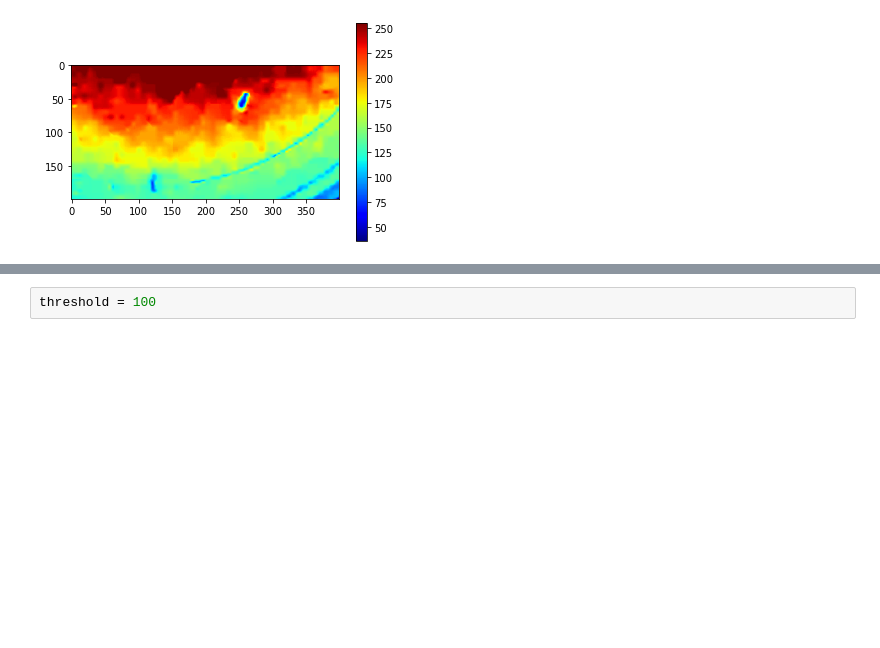
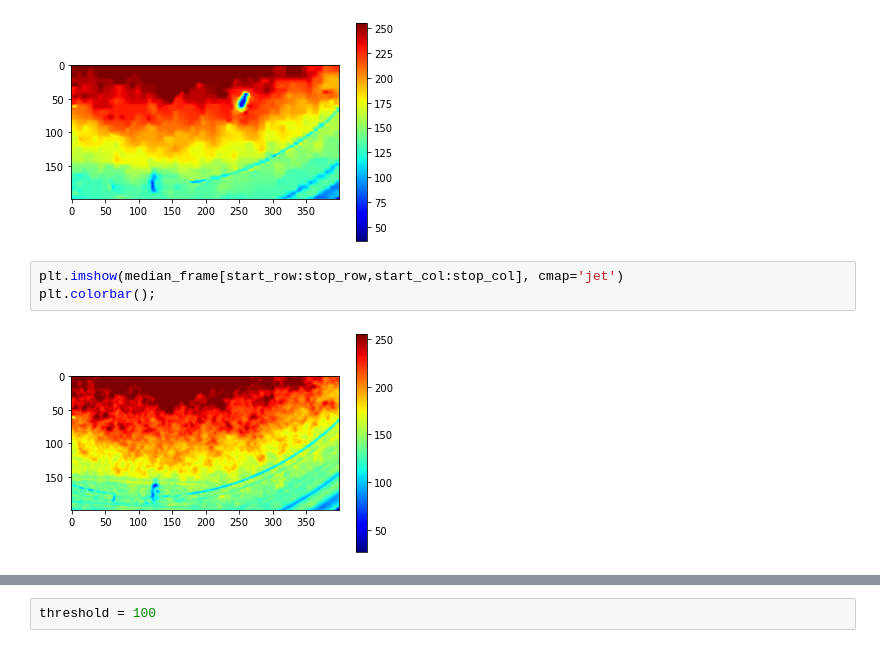
Before and after one commit to strawlab/wm01-tiger, a Jupyter notebook: lectures/lecture6/3 erosion and blur.ipynb, the cells around one changed output, grey strips where cells are left out. Cells and saved outputs as stored; diff of their text form; blank space fills up the shorter version.

```diff
--- a/lectures/lecture6/3 erosion and blur.ipynb
+++ b/lectures/lecture6/3 erosion and blur.ipynb
@@ -92,3 +97,8 @@ plt.imshow(frame[start_row:stop_row,start_col:stop_col], cmap='jet')
 plt.colorbar();
 # %% [output]
 [figure]
+# %%
+plt.imshow(median_frame[start_row:stop_row,start_col:stop_col], cmap='jet')
+plt.colorbar();
+# %% [output]
+[figure, added]
```
Also changed, not shown: parts of 5 cells of this notebook, 2 other files.
